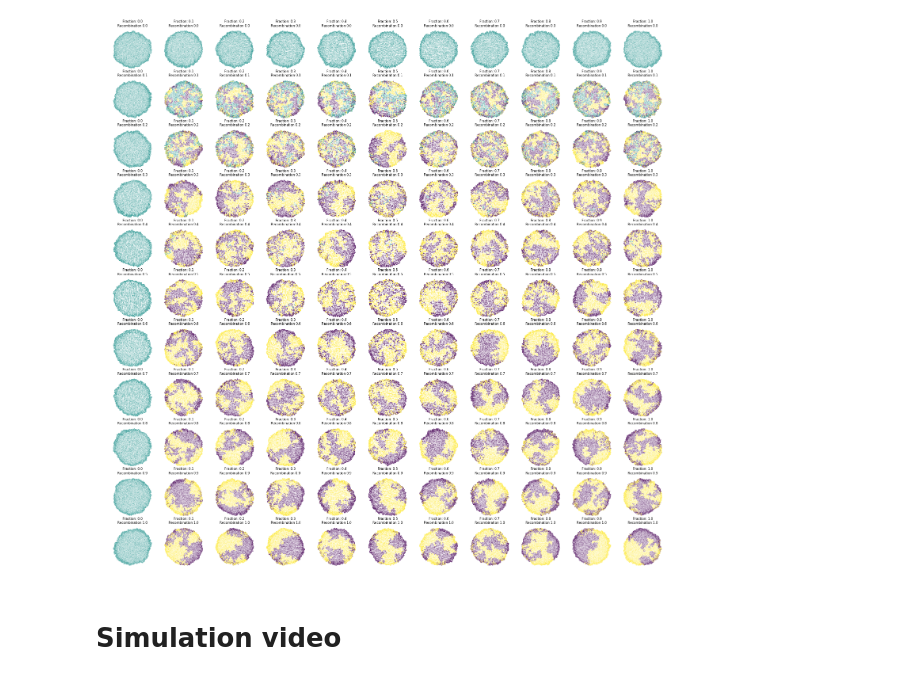
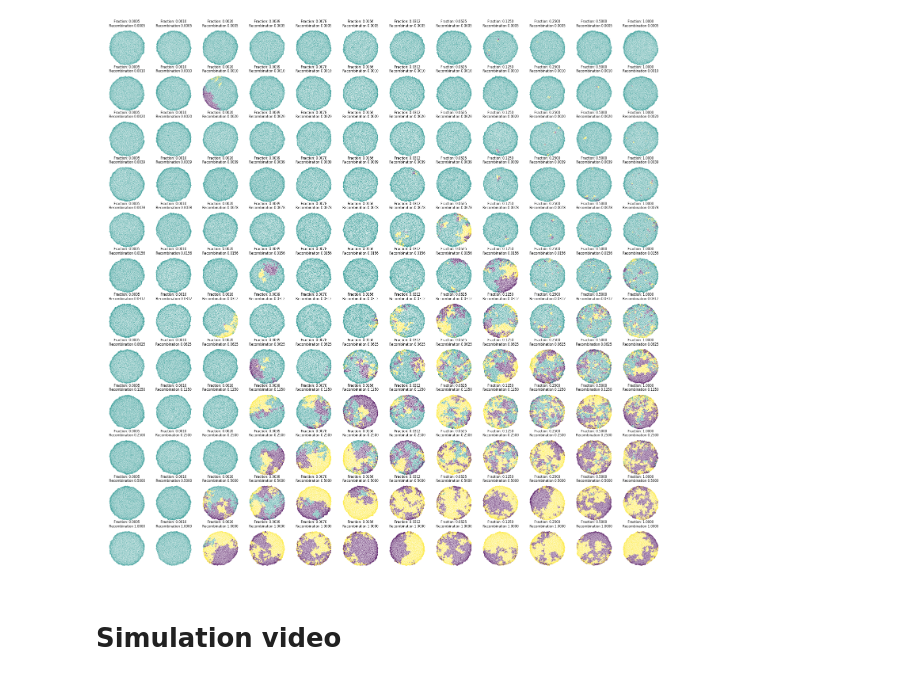
Before and after one commit to sbernasek/growth, a Jupyter notebook: notebooks/analysis.ipynb, the cells around one changed output. Saved outputs shown, nothing was run; the diff lists cells and outputs as text; code cells hidden in the pictures.

Commit message:
changed range for sweep

```diff
--- a/notebooks/analysis.ipynb
+++ b/notebooks/analysis.ipynb
@@ -12,5 +13,5 @@ sweep_111818_with_history/
 # %%
-path = '../simulations/sweep_111918_fraction_recombining'
+path = '../simulations/sweep_111918_growth_p1'
 sweep = Sweep.load(path)
 # %%
 import matplotlib.pyplot as plt
@@ -20,17 +18,31 @@ import matplotlib.pyplot as plt
 # %%
 replicate_id = 0
+resolution = 1
 
-fig, axes = plt.subplots(nrows=sweep.density, ncols=sweep.density, figsize=(25, 25))
-for i in range(sweep.N // sweep.batch_size):
-    simulation_id = (i*sweep.batch_size) + replicate_id
-    sim = sweep[simulation_id]
-    ax = axes.flatten()[i]
-    sim.plot(ax=ax, s=1)
-    fraction = sim.recombinant_population / sim.final_population
-    ax.set_title('Fraction: {:0.1f}\nRecombination {:0.1f}'.format(fraction, sim.recombination), fontsize=8)
-    ax.axis('off')
+row_size = sweep.density * sweep.batch_size
+nrows = int(sweep.N / row_size)
+
+fig, axes = plt.subplots(nrows=int(nrows/resolution), ncols=int(nrows/resolution), figsize=(25, 25))
+
+ax_id = 0
+for i in range(int(nrows/resolution)):
+    for j in range(int(row_size/resolution)):
+
+        # load simulation
+        simulation_index = i*(row_size * resolution) + j*resolution + replicate_id
+        sim = sweep[simulation_index]
+
+        # plot culture
+        ax = axes.flatten()[ax_id]
+        sim.plot(ax=ax, s=1)
+        fraction = sim.recombinant_population / sim.final_population
+        ax.set_title('Fraction: {:0.4f}\nRecombination {:0.4f}'.format(fraction, sim.recombination), fontsize=8)
+        ax.axis('off')
+
+        # increment ax_id
+        ax_id += 1
 # %% [output]
-[figure, old version]
+[figure, new version]
 # %%
 """
 Want to test:
```
Also changed, not shown: parts of 2 cells of this notebook, 5 other files.
